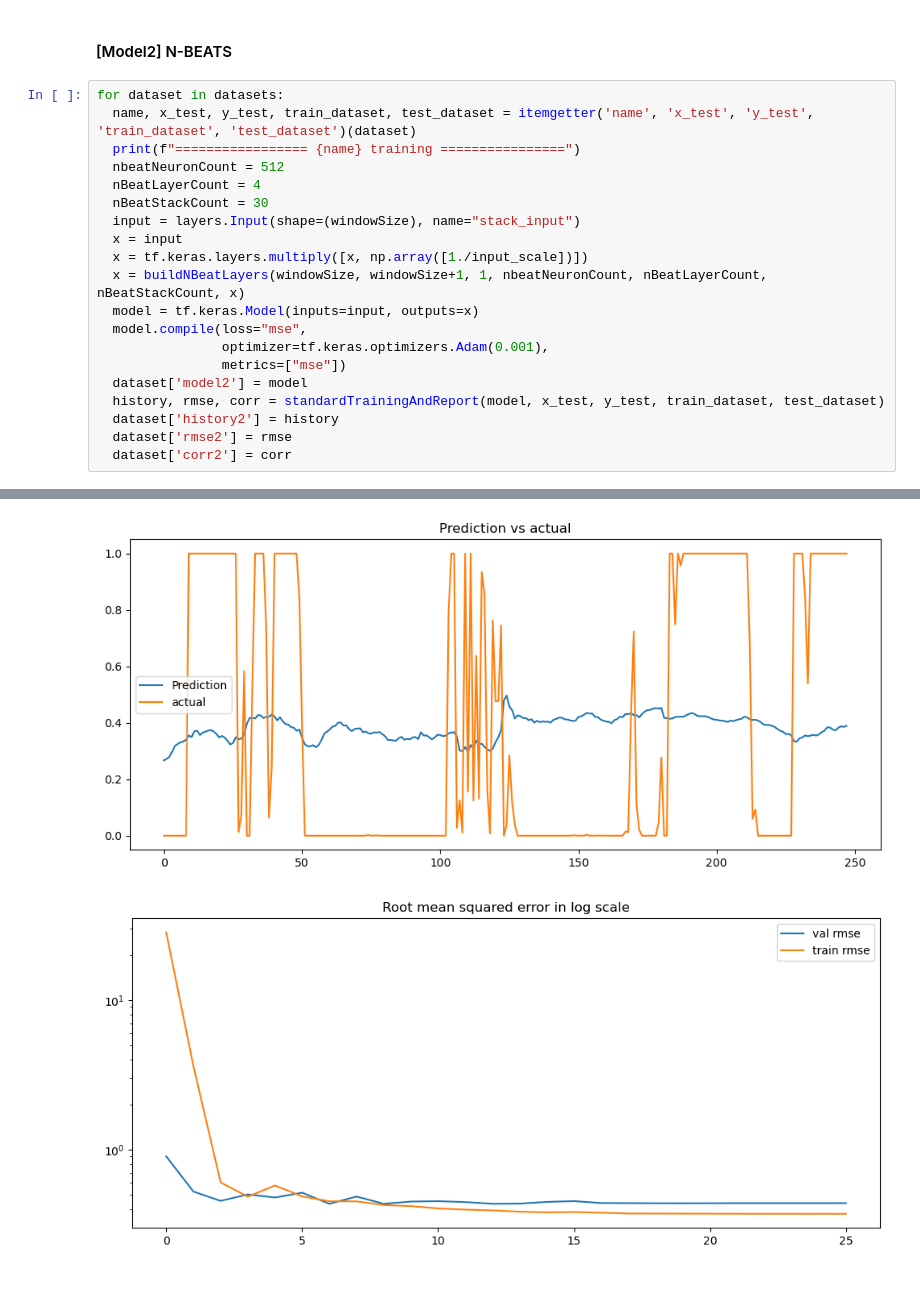
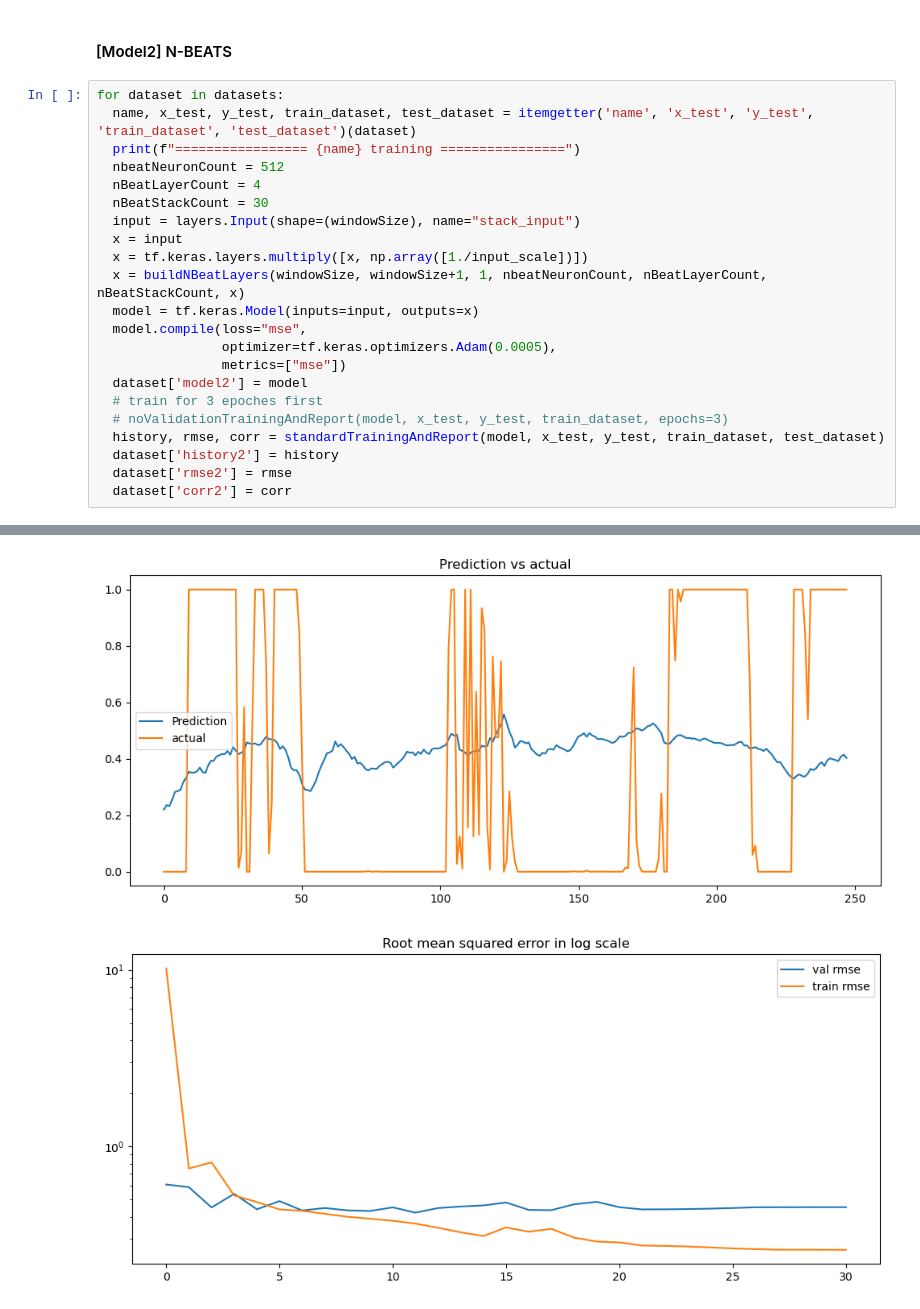
Before and after one commit to wwboy6/dl-btc-bnb, a Jupyter notebook: 10-pof-mutliplemodel.ipynb, the cells around one changed output, grey strips where cells are left out. Saved outputs shown, nothing was run; the diff lists cells and outputs as text.

Commit message:
feat: 10 pof multiple models

```diff
--- a/10-pof-mutliplemodel.ipynb
+++ b/10-pof-mutliplemodel.ipynb
@@ -256,9 +260,11 @@ for dataset in datasets:
   x = buildNBeatLayers(windowSize, windowSize+1, 1, nbeatNeuronCount, nBeatLayerCount, nBeatStackCount, x)
   model = tf.keras.Model(inputs=input, outputs=x)
   model.compile(loss="mse",
-                optimizer=tf.keras.optimizers.Adam(0.001),
+                optimizer=tf.keras.optimizers.Adam(0.0005),
                 metrics=["mse"])
   dataset['model2'] = model
+  # train for 3 epoches first
+  # noValidationTrainingAndReport(model, x_test, y_test, train_dataset, epochs=3)
   history, rmse, corr = standardTrainingAndReport(model, x_test, y_test, train_dataset, test_dataset)
   dataset['history2'] = history
   dataset['rmse2'] = rmse
@@ -285,2 +291,2 @@ corr: 0.08902942766606982
-[figure, old version]
+[figure, new version]
-[figure, old version]
+[figure, new version]
```
Also changed, not shown: parts of 13 cells of this notebook.
